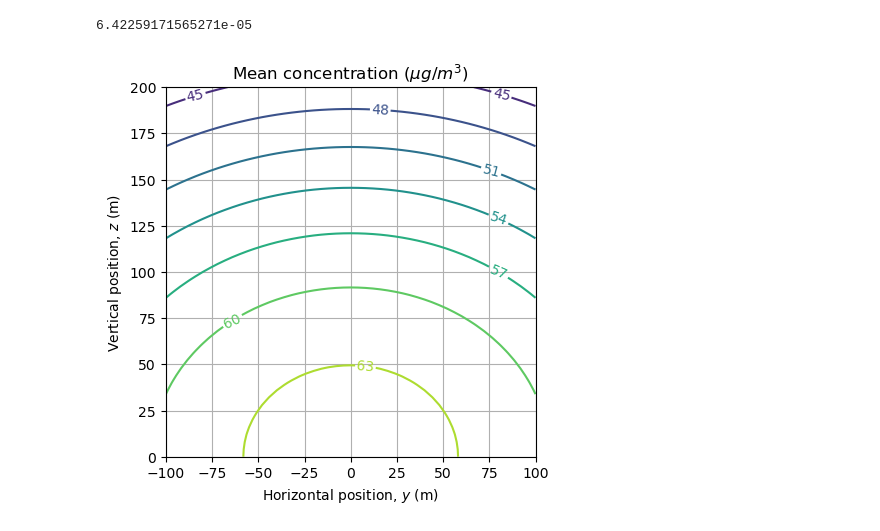
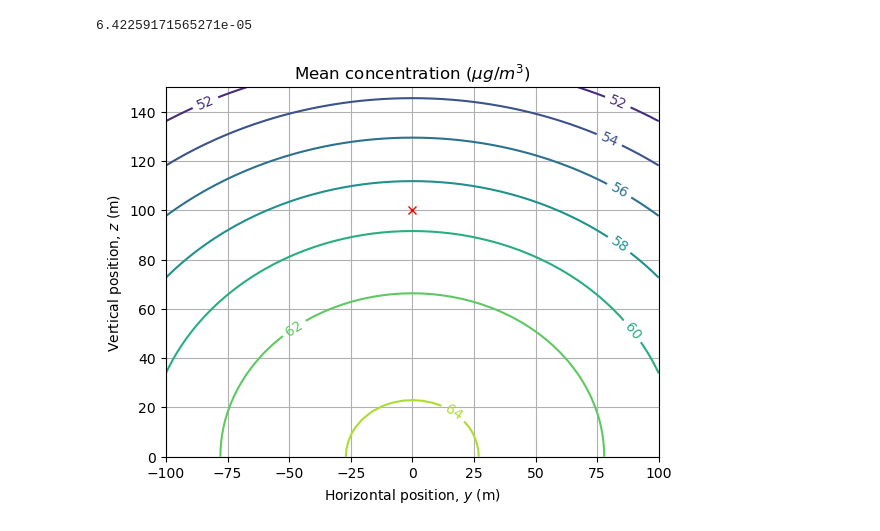
Before and after one commit to billtubbs/air-disp-gpm, a Jupyter notebook: Gaussian-Plume-Dispersion-Model.ipynb, the cells around one changed output. Saved outputs shown, nothing was run; the diff lists cells and outputs as text; code cells hidden in the pictures.

Commit message:
Changed calculation and added point to plot

```diff
--- a/Gaussian-Plume-Dispersion-Model.ipynb
+++ b/Gaussian-Plume-Dispersion-Model.ipynb
@@ -35,9 +35,9 @@ def calc_concentration_GPM(y, z, params):
     U = params["U"]
     H = params["H"]
     return Q / (2 * np.pi * U * sigma_y * sigma_z) \
-        * np.exp(-y**2 / (2 * sigma_y**2)) * (
-            np.exp(-(z - H)**2 / (2 * sigma_z**2))
-            + np.exp(-(z + H)**2 / (2 * sigma_z**2))
+        * np.exp(-0.5 * y**2 / sigma_y**2) * (
+            np.exp(-0.5 * (z - H)**2 / sigma_z**2)
+            + np.exp(-0.5 * (z + H)**2 / sigma_z**2)
         )
 # %%
 x = 2000
@@ -48,7 +48,7 @@ calc_concentration_GPM(y, z, params)
 6.42259171565271e-05
 # %%
 y_values = np.linspace(-100, 100, 51)
-z_values = np.linspace(0, 200, 51)
+z_values = np.linspace(0, 150, 51)
 y_grid, z_grid = np.meshgrid(y_values, z_values)
 
 conc = calc_concentration_GPM(y_grid, z_grid, params)
@@ -56,13 +56,14 @@ assert(conc.shape == (y_values.shape[0], z_values.shape[0]))
 # %%
 fig, ax = plt.subplots()
 p = ax.contour(y_grid, z_grid, conc * 1e6)
 ax.clabel(p)
+ax.plot(0, params['H'], 'rx')
 ax.set_aspect('equal', adjustable='box')
 ax.set_xlabel("Horizontal position, $y$ (m)")
 ax.set_ylabel("Vertical position, $z$ (m)")
 ax.grid()
 ax.set_title("Mean concentration (${\mu}g/m^3$)")
 plt.savefig("images/conc_contplot.png", dpi=150)
 plt.show()
 # %% [output]
-[figure, old version]
+[figure, new version]
```
Also changed, not shown: 1 other file.
